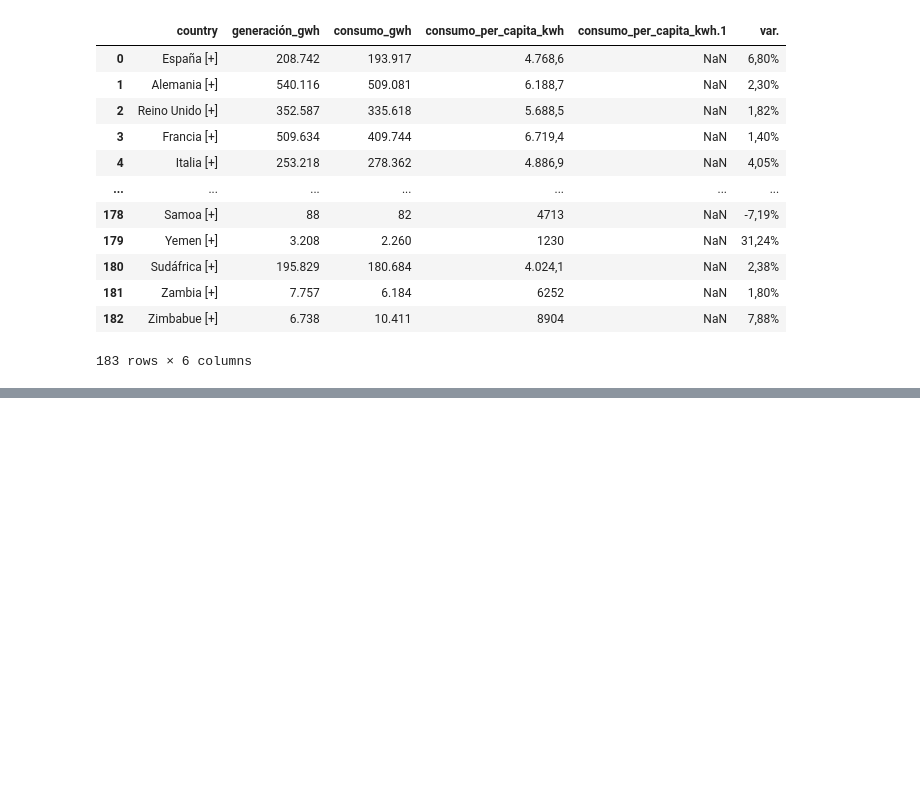
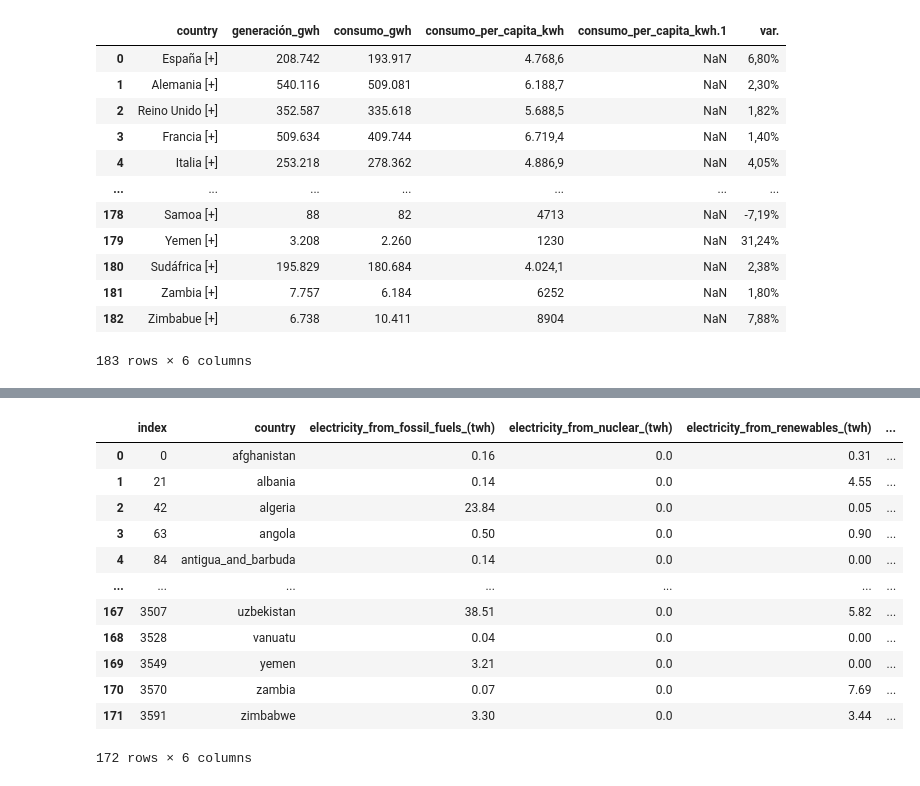
Before and after one commit to Gbau11/Proyecto, a Jupyter notebook: Groups.ipynb, the cells around one changed output, grey strips where cells are left out. Saved outputs shown, nothing was run; the diff lists cells and outputs as text; code cells hidden in the pictures; blank space fills up the shorter version.

```diff
--- a/Groups.ipynb
+++ b/Groups.ipynb
@@ -378,0 +426,4 @@ df_co2_2015.country = df_co2_2015.country.str.replace('[+]', '')
+# %%
+df.country = df.country.str.lower().str.replace(' ', '_')
+
+df.country.value_counts()
@@ -378,0 +444,2 @@ df_co2_2015.country = df_co2_2015.country.str.replace('[+]', '')
+# %%
+df_2000 = df[df['year'] == 2000].reset_index()
@@ -378,0 +452,20 @@ df_co2_2015.country = df_co2_2015.country.str.replace('[+]', '')
+# %%
+columnas_a_eliminar = ['land_area(km2)','gdp_per_capita', 'gdp_growth','value_co2_emissions_kt_by_country', 'energy_intensity_level_of_primary_energy_(mj/$2017_ppp_gdp)','primary_energy_consumption_per_capita_(kwh/person)', 'renewable_energy_share_in_the_total_final_energy_consumption_(%)','renewable_electricity_generating_capacity_per_capita', 'year',]
+
+df_2000 = df_2000.drop(columnas_a_eliminar, axis=1)
+
+df_2000
+# %% [output]
+|  | index | country | electricity_from_fossil_fuels_(twh) | electricity_from_nuclear_(twh) | electricity_from_renewables_(twh) | ... |
+| 0 | 0 | afghanistan | 0.16 | 0.0 | 0.31 | ... |
+| 1 | 21 | albania | 0.14 | 0.0 | 4.55 | ... |
+| 2 | 42 | algeria | 23.84 | 0.0 | 0.05 | ... |
+| 3 | 63 | angola | 0.50 | 0.0 | 0.90 | ... |
+| 4 | 84 | antigua_and_barbuda | 0.14 | 0.0 | 0.00 | ... |
+| ... | ... | ... | ... | ... | ... | ... |
+| 167 | 3507 | uzbekistan | 38.51 | 0.0 | 5.82 | ... |
+| 168 | 3528 | vanuatu | 0.04 | 0.0 | 0.00 | ... |
+| 169 | 3549 | yemen | 3.21 | 0.0 | 0.00 | ... |
+| 170 | 3570 | zambia | 0.07 | 0.0 | 7.69 | ... |
+| 171 | 3591 | zimbabwe | 3.30 | 0.0 | 3.44 | ... |
+172 rows × 6 columns
```
Also changed, not shown: parts of 25 cells of this notebook.
